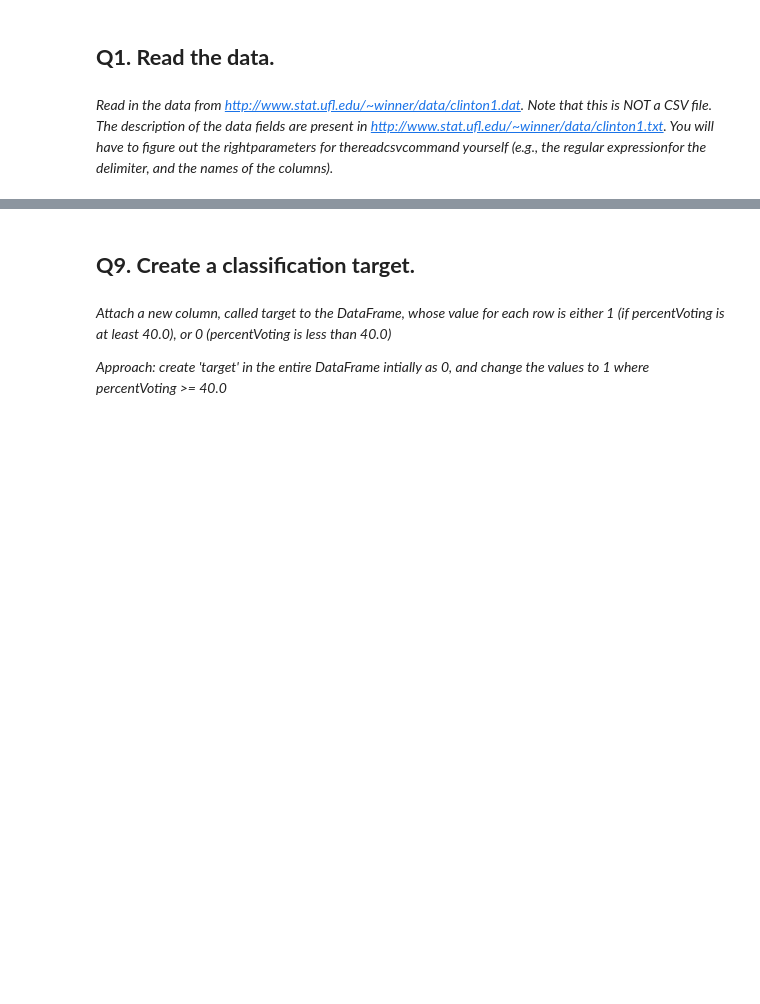
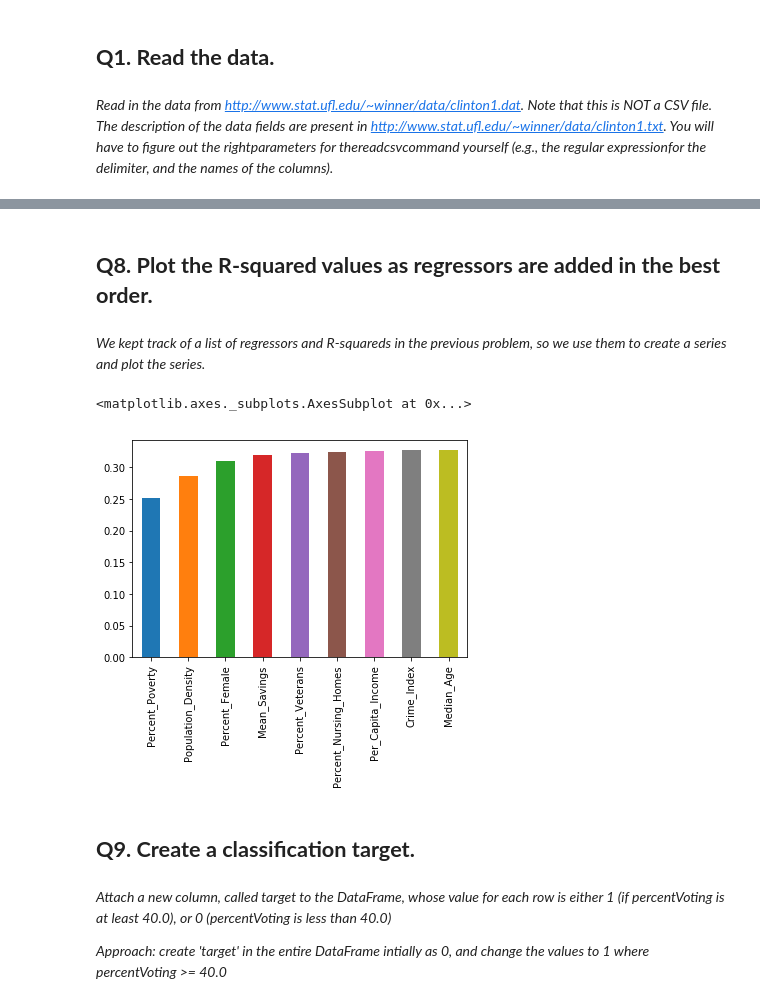
Before and after one commit to j-lei/373analytics, a Jupyter notebook: HW3.ipynb, the cells around one changed output, grey strips where cells are left out. Saved outputs shown, nothing was run; the diff lists cells and outputs as text; code cells hidden in the pictures; blank space fills up the shorter version.

```diff
--- a/HW3.ipynb
+++ b/HW3.ipynb
@@ -47,0 +95,5 @@ df[:10]
+# %%
+def formula(regressors):
+    y_var = 'percentVoting'
+    x_var = ' + '.join(regressors)
+    return y_var + " ~ " + x_var
@@ -47,0 +108,7 @@ df[:10]
+# %%
+def rsquared(regressors):
+    f = formula(regressors)
+    y, X = dmatrices(f, data=df, return_type='dataframe')
+    model = sm.OLS(y, X)
+    result = model.fit()
+    return result.rsquared
@@ -47,0 +157,18 @@ df[:10]
+# %%
+# The question statement was vague about whether or not we pass in a list of current regressors
+# as a parameter to use for best_next_regressor. Therefore, I included it as an "optional" parameter
+# with a default value that assumes current_regressors_list is []
+
+def best_regressors(num_regressors, all_regressors_list, current_regressor_list=[]):
+    regressors = []
+    rsqs = []
+    use_list = copy.deepcopy(all_regressors_list)
+
+    for i in range(num_regressors):
+        max_regressor, rsq = best_next_regressor(current_regressor_list, use_list)
+
+        regressors.append(max_regressor)
+        rsqs.append(rsq)
+        use_list.remove(max_regressor)
+
+    return regressors, rsqs
@@ -47,0 +201,11 @@ df[:10]
+# %%
+current_regressors = []
+rsqs = []
+all_regressors = list(df)[1:]
+
+while all_regressors != []:
+    regressor, rsq = best_regressors(1, all_regressors, current_regressor_list=current_regressors)
+    current_regressors.append(regressor[0])
+    rsqs.append(rsq[0])
+    print regressor[0] + "    " + str(rsq[0])
+    all_regressors.remove(regressor[0])
@@ -48,3 +222,14 @@ df[:10]
+# %% [markdown]
+## **Q8. Plot the R-squared values as regressors are added in the best order.**
+# %% [markdown]
+_We kept track of a list of regressors and R-squareds in the previous problem, so we use them to create a series and plot the series._
+# %%
+dictionary = dict(zip(current_regressors, rsqs))
+s = Series(dictionary)
+s.sort_values().plot(kind='bar')
+# %% [output]
+<matplotlib.axes._subplots.AxesSubplot at 0x...>
+[figure, added]
 # %% [markdown]
 ## **Q9. Create  a  classification  target.**
 # %% [markdown]
```
Also changed, not shown: parts of 26 cells of this notebook.
